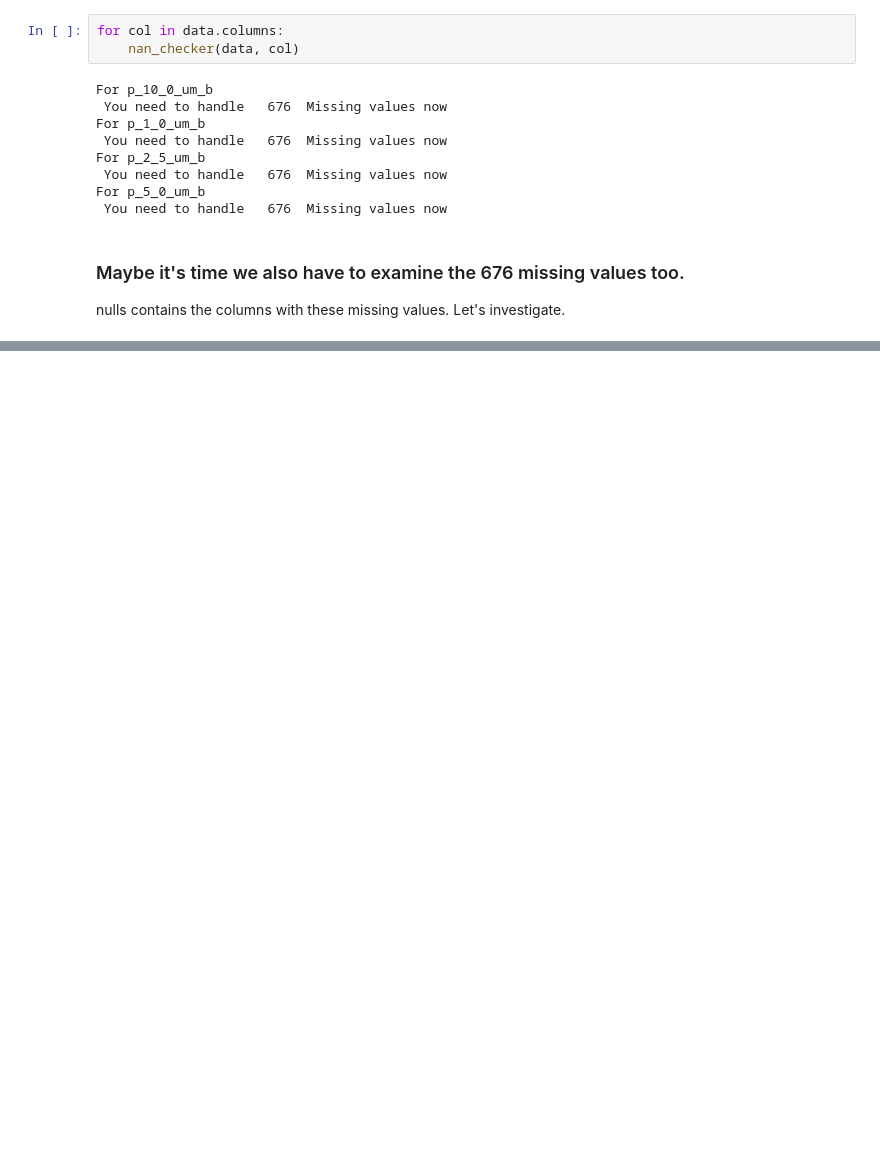
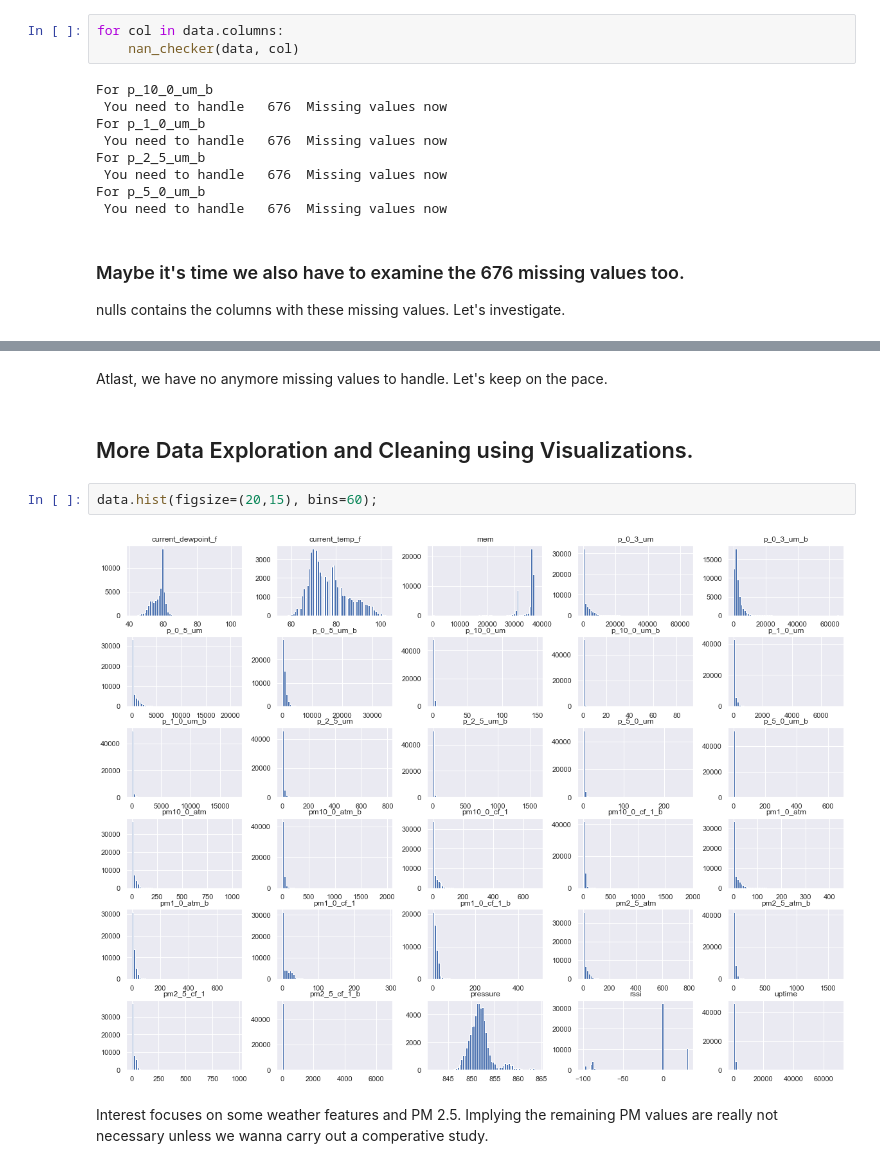
Before and after one commit to Rohianon/PurpleAirCaptsoneProject., a Jupyter notebook: Scripts/purleair.ipynb, the cells around one changed output, grey strips where cells are left out. Cells and saved outputs as stored; diff of their text form; blank space fills up the shorter version.

```diff
--- a/Scripts/purleair.ipynb
+++ b/Scripts/purleair.ipynb
@@ -503,0 +523,10 @@ Length: 53450, dtype: bool
+# %% [markdown]
+Atlast, we have no anymore missing values to handle. Let's keep on the pace.
+# %% [markdown]
+## More Data Exploration and Cleaning using Visualizations.
+# %%
+data.hist(figsize=(20,15), bins=60);
+# %% [output]
+[figure, added]
+# %% [markdown]
+Interest focuses on some weather features and PM 2.5. Implying the remaining PM values are really not necessary unless we wanna carry out a comperative study.
```
Also changed, not shown: parts of 27 cells of this notebook, 1 other file.
